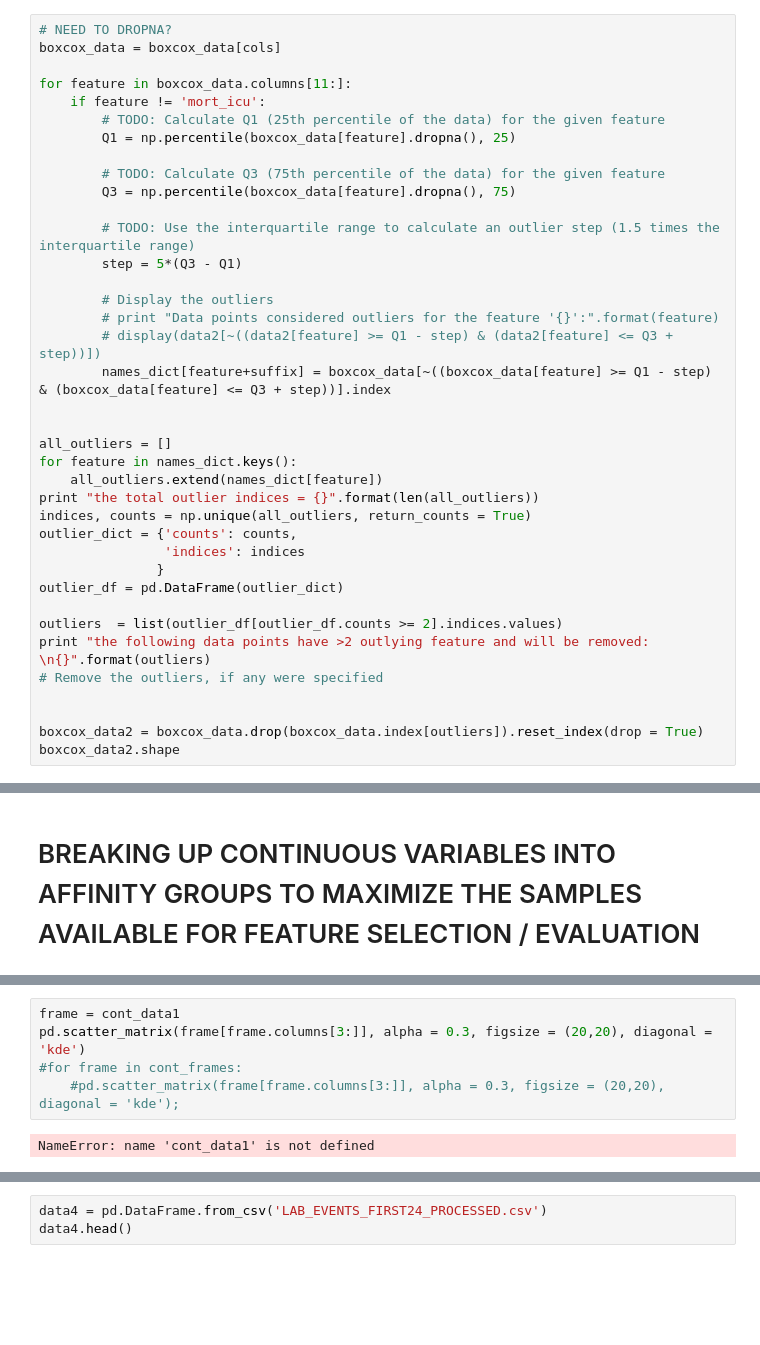
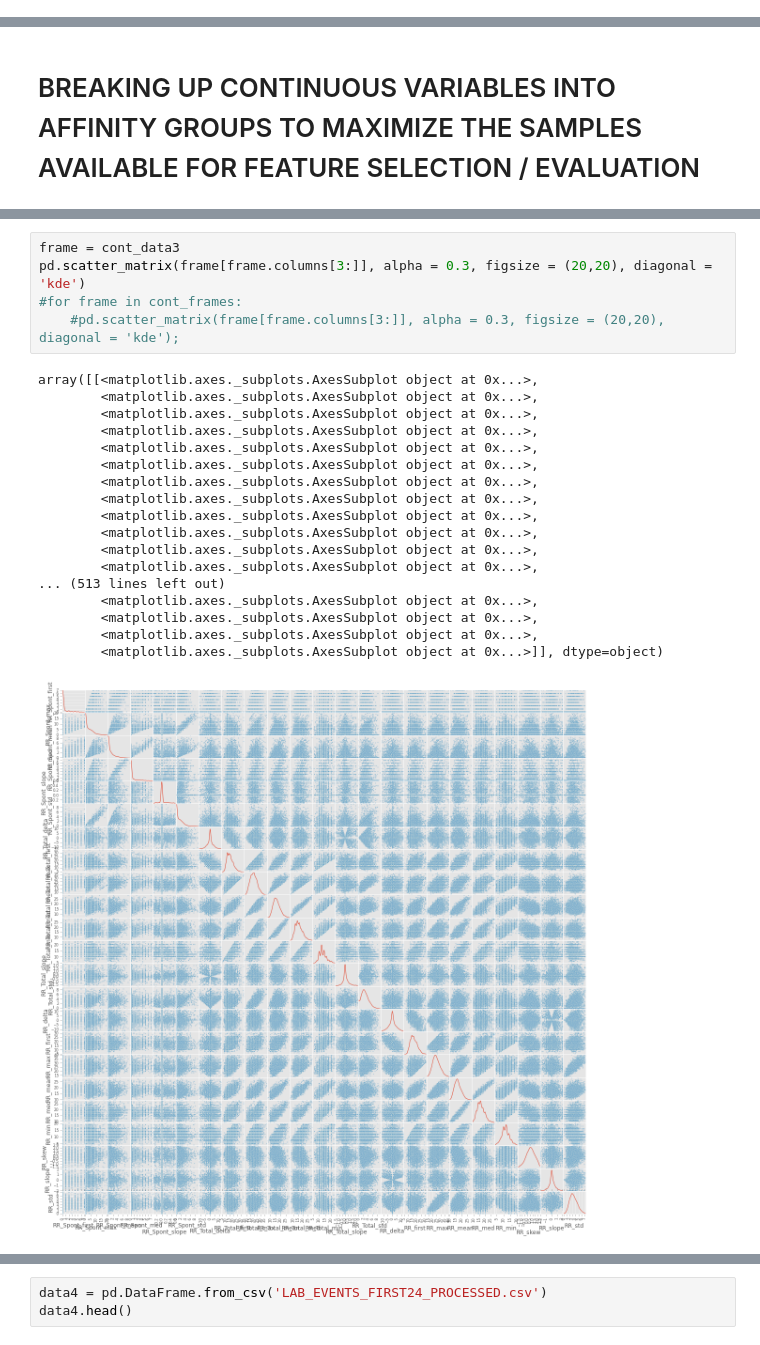
Before and after one commit to RJBeetel3/mimic3_analysis, a Jupyter notebook: CHARTEVENTS_FIRST24.ipynb, the cells around one changed output, grey strips where cells are left out. Drawn from its saved outputs; the diff is of its cells as text; blank space fills up the shorter version.

```diff
--- a/CHARTEVENTS_FIRST24.ipynb
+++ b/CHARTEVENTS_FIRST24.ipynb
@@ -632,41 +677,3 @@ for col in frame.keys():
-# %%
-# NEED TO DROPNA?
-boxcox_data = boxcox_data[cols]
-
-for feature in boxcox_data.columns[11:]:
-    if feature != 'mort_icu':
-        # TODO: Calculate Q1 (25th percentile of the data) for the given feature
-        Q1 = np.percentile(boxcox_data[feature].dropna(), 25)
-
-        # TODO: Calculate Q3 (75th percentile of the data) for the given feature
-        Q3 = np.percentile(boxcox_data[feature].dropna(), 75)
-
-        # TODO: Use the interquartile range to calculate an outlier step (1.5 times the interquartile range)
-        step = 5*(Q3 - Q1)
-
-        # Display the outliers
-        # print "Data points considered outliers for the feature '{}':".format(feature)
-        # display(data2[~((data2[feature] >= Q1 - step) & (data2[feature] <= Q3 + step))])
-        names_dict[feature+suffix] = boxcox_data[~((boxcox_data[feature] >= Q1 - step) & (boxcox_data[feature] <= Q3 + step))].index
-
-
-all_outliers = []
-for feature in names_dict.keys():
-    all_outliers.extend(names_dict[feature])
-print "the total outlier indices = {}".format(len(all_outliers))
-indices, counts = np.unique(all_outliers, return_counts = True)
-outlier_dict = {'counts': counts,
-                'indices': indices
-               }
-outlier_df = pd.DataFrame(outlier_dict)
-
-outliers  = list(outlier_df[outlier_df.counts >= 2].indices.values)
-print "the following data points have >2 outlying feature and will be removed: \n{}".format(outliers)
-# Remove the outliers, if any were specified
-
-
-boxcox_data2 = boxcox_data.drop(boxcox_data.index[outliers]).reset_index(drop = True)
-boxcox_data2.shape
 # %%
 for col in cat_dict.keys():
     col2 = cat_dict_names[col]
@@ -1041,7 +1192,24 @@ Monkey
 # %%
-frame = cont_data1
+frame = cont_data3
 pd.scatter_matrix(frame[frame.columns[3:]], alpha = 0.3, figsize = (20,20), diagonal = 'kde')
 #for frame in cont_frames:
     #pd.scatter_matrix(frame[frame.columns[3:]], alpha = 0.3, figsize = (20,20), diagonal = 'kde');
 # %% [output]
-NameError: name 'cont_data1' is not defined
+array([[<matplotlib.axes._subplots.AxesSubplot object at 0x...>,
+        <matplotlib.axes._subplots.AxesSubplot object at 0x...>,
+        <matplotlib.axes._subplots.AxesSubplot object at 0x...>,
+        <matplotlib.axes._subplots.AxesSubplot object at 0x...>,
+        <matplotlib.axes._subplots.AxesSubplot object at 0x...>,
+        <matplotlib.axes._subplots.AxesSubplot object at 0x...>,
+        <matplotlib.axes._subplots.AxesSubplot object at 0x...>,
+        <matplotlib.axes._subplots.AxesSubplot object at 0x...>,
+        <matplotlib.axes._subplots.AxesSubplot object at 0x...>,
+        <matplotlib.axes._subplots.AxesSubplot object at 0x...>,
+        <matplotlib.axes._subplots.AxesSubplot object at 0x...>,
+        <matplotlib.axes._subplots.AxesSubplot object at 0x...>,
+... (513 lines left out)
+        <matplotlib.axes._subplots.AxesSubplot object at 0x...>,
+        <matplotlib.axes._subplots.AxesSubplot object at 0x...>,
+        <matplotlib.axes._subplots.AxesSubplot object at 0x...>,
+        <matplotlib.axes._subplots.AxesSubplot object at 0x...>]], dtype=object)
+[figure, added]
```
Also changed, not shown: parts of 19 cells of this notebook, 1 other file.
